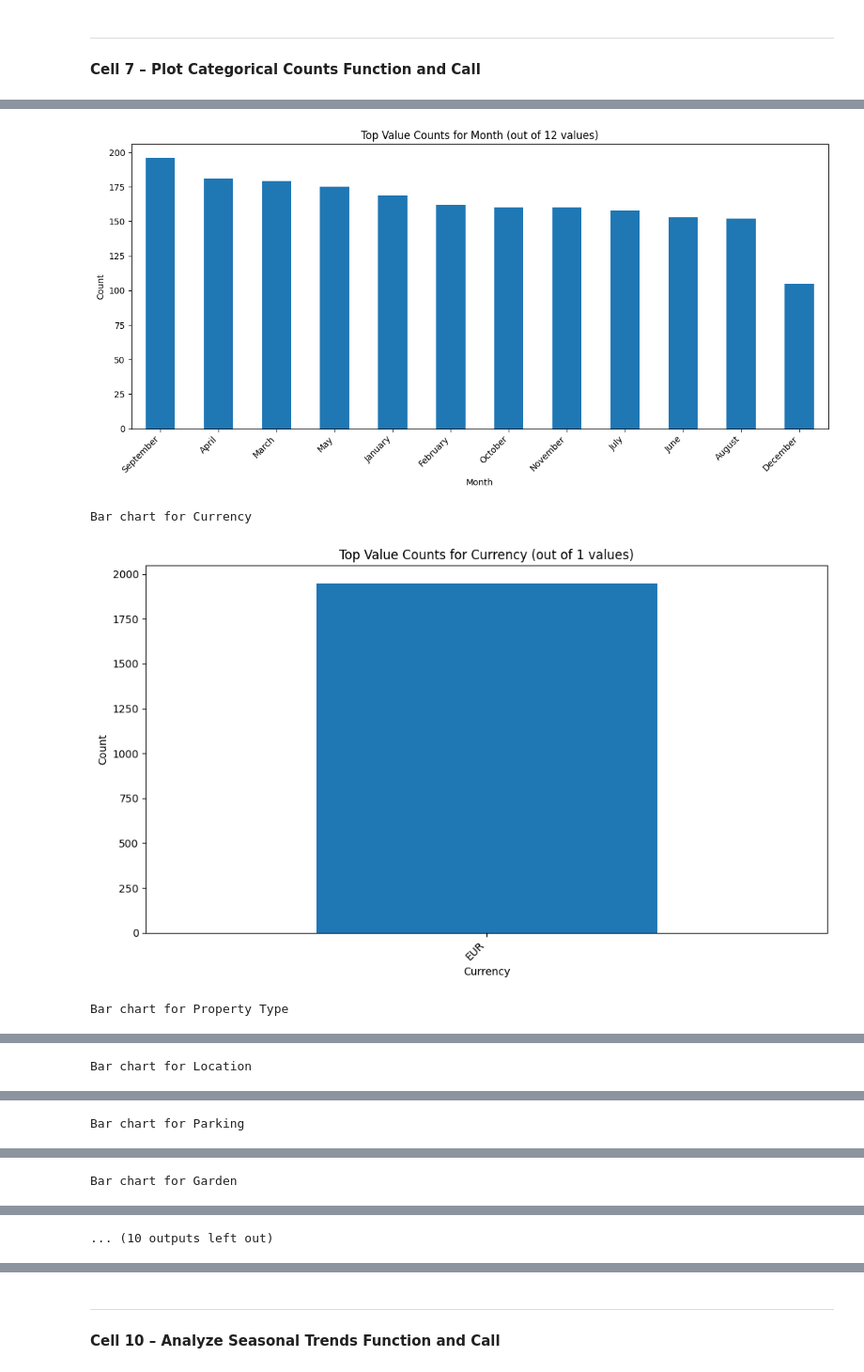
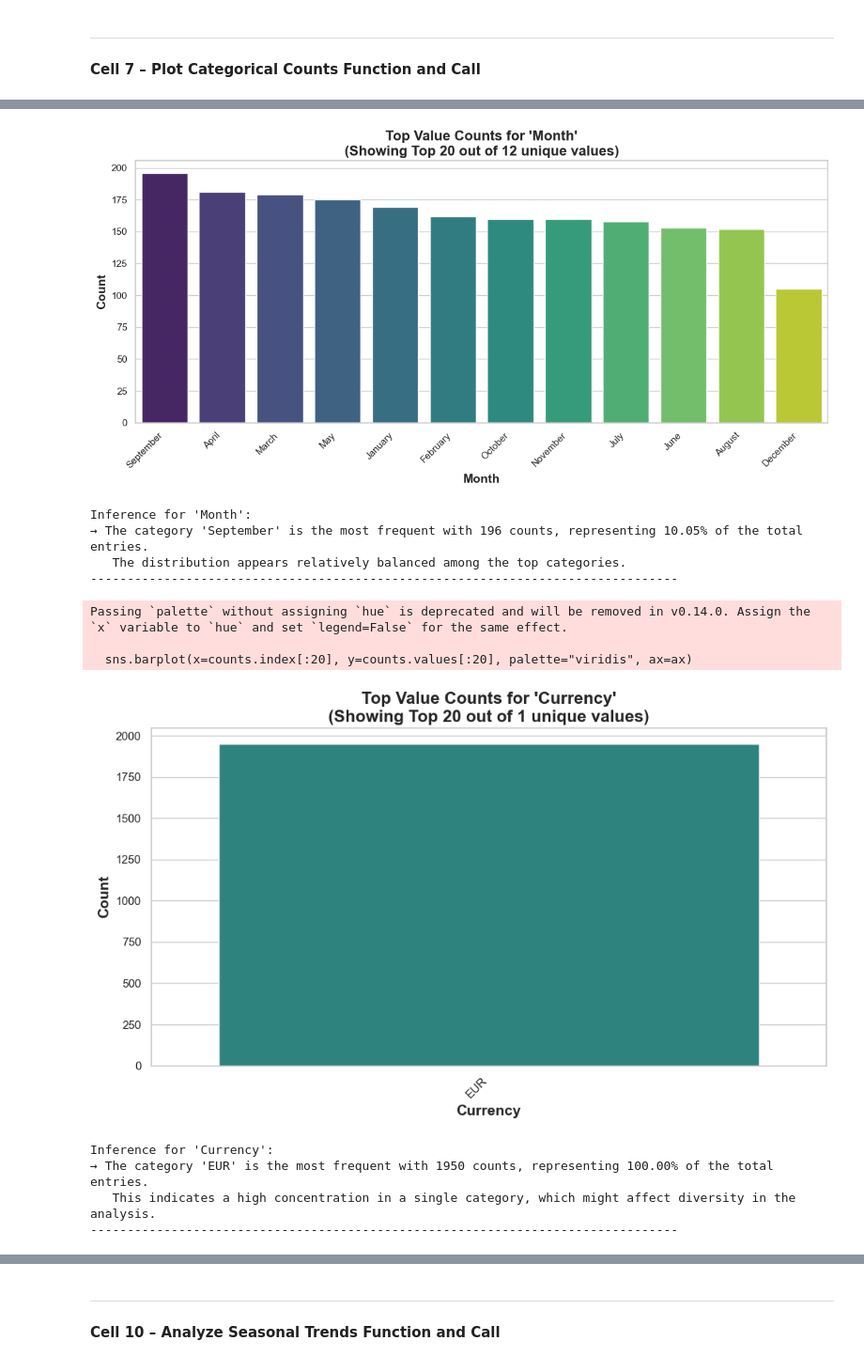
Before and after one commit to Yash-Singh-Pathania/DataScience, a Jupyter notebook: analytics.ipynb, the cells around one changed output, grey strips where cells are left out. Shown at 94% size. Saved outputs shown, nothing was run; the diff lists cells and outputs as text; code cells hidden in the pictures.

Commit message:
Finished analysis part1

```diff
--- a/analytics.ipynb
+++ b/analytics.ipynb
@@ -248,0 +245,14 @@ Inference: PricePerBedroom has only minimal outliers.
+# %%
+# Plotting the correlation matrix with a fancy heatmap
+plt.figure(figsize=(10, 8))
+sns.set_theme(style="whitegrid")
+sns.heatmap(corr_matrix, annot=True, cmap="coolwarm", vmin=-1, vmax=1, linewidths=0.5, square=True, cbar_kws={"shrink": 0.8})
+plt.title("Correlation Matrix for Key Numeric Features", fontsize=16, fontweight='bold')
+plt.show()
+
+# Writing inferences based on the correlation matrix
+print("\nInferences from the correlation matrix:")
+print("1. Price and Bedrooms have a strong positive correlation (≈0.70), indicating that properties with more bedrooms tend to be priced higher.")
+print("2. Price and Bathrooms show a low to moderate positive correlation (≈0.25), suggesting only a modest impact of bathroom count on pricing.")
+print("3. Lease Length (months) has a weak negative correlation with Price (≈-0.26), which may imply that shorter lease lengths are associated with higher prices.")
+print("4. PricePerBedroom is moderately positively correlated with Price (≈0.37) and negatively correlated with Bedrooms (≈-0.31), indicating that as the number of bedrooms increases, the price per bedroom tends to decrease.")
@@ -298,21 +351,36 @@ dtype: float64
 **Cell 7 – Plot Categorical Counts Function and Call**
 # %%
 def plot_categorical_counts(data):
-    """Plot bar charts for categorical column value counts."""
+    """Plot fancy bar charts for categorical column value counts and write inferences."""
+    sns.set_theme(style="whitegrid", palette="muted")
+
     categorical_cols = data.select_dtypes(include=['object', 'category']).columns
     for col in categorical_cols:
         counts = data[col].value_counts()
-        plt.figure(figsize=(12 if len(counts) > 10 else 10, 6))
-        counts.head(20).plot(kind='bar')
-        plt.title(f'Top Value Counts for {col} (out of {len(counts)} values)')
-        plt.xlabel(col)
-        plt.ylabel('Count')
+        fig, ax = plt.subplots(figsize=(12 if len(counts) > 10 else 10, 6))
+        sns.barplot(x=counts.index[:20], y=counts.values[:20], palette="viridis", ax=ax)
+        ax.set_title(f"Top Value Counts for '{col}'\n(Showing Top 20 out of {len(counts)} unique values)",
+                     fontsize=16, fontweight='bold')
+        ax.set_xlabel(col, fontsize=14, fontweight='bold')
+        ax.set_ylabel('Count', fontsize=14, fontweight='bold')
         plt.xticks(rotation=45, ha='right')
         plt.tight_layout()
-        print(f"Bar chart for {col} ")
         plt.show(f"{col}_value_counts.png")
         plt.close()
 
+        # Write inferences based on counts
+        dominant_category = counts.idxmax()
+        dominant_count = counts.max()
+        total = counts.sum()
+        pct = (dominant_count / total) * 100
+        print(f"Inference for '{col}':")
+        print(f"→ The category '{dominant_category}' is the most frequent with {dominant_count} counts, representing {pct:.2f}% of the total entries.")
+        if pct > 60:
+            print("   This indicates a high concentration in a single category, which might affect diversity in the analysis.")
+        else:
+            print("   The distribution appears relatively balanced among the top categories.")
+        print("-" * 80)
+
 # Call the function
 plot_categorical_counts(data)
 # %% [output]
@@ -320,4 +390,13 @@ Bar chart for Month
-[figure, old version]
+[figure, new version]
-Bar chart for Currency
+Inference for 'Month':
+→ The category 'September' is the most frequent with 196 counts, representing 10.05% of the total entries.
+   The distribution appears relatively balanced among the top categories.
+--------------------------------------------------------------------------------
+Passing `palette` without assigning `hue` is deprecated and will be removed in v0.14.0. Assign the `x` variable to `hue` and set `legend=False` for the same effect.
+
+  sns.barplot(x=counts.index[:20], y=counts.values[:20], palette="viridis", ax=ax)
-[figure, old version]
+[figure, new version]
-Bar chart for Property Type
+Inference for 'Currency':
+→ The category 'EUR' is the most frequent with 1950 counts, representing 100.00% of the total entries.
+   This indicates a high concentration in a single category, which might affect diversity in the analysis.
+--------------------------------------------------------------------------------
@@ -325 +406,0 @@ Bar chart for Property Type
-Bar chart for Location
@@ -327 +414,0 @@ Bar chart for Location
-Bar chart for Parking
@@ -329 +414,0 @@ Bar chart for Parking
-Bar chart for Garden
@@ -331 +414,0 @@ Bar chart for Garden
-... (10 outputs left out)
```
Also changed, not shown: parts of 13 cells of this notebook.
